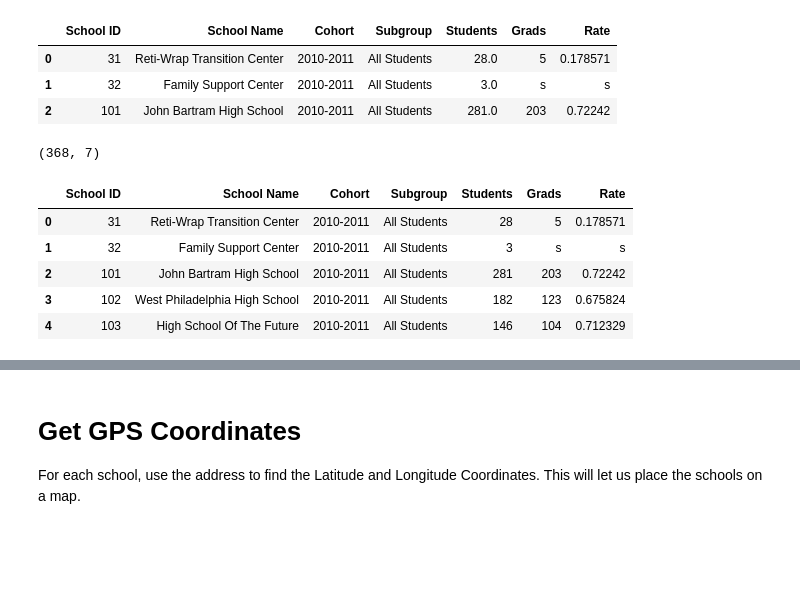
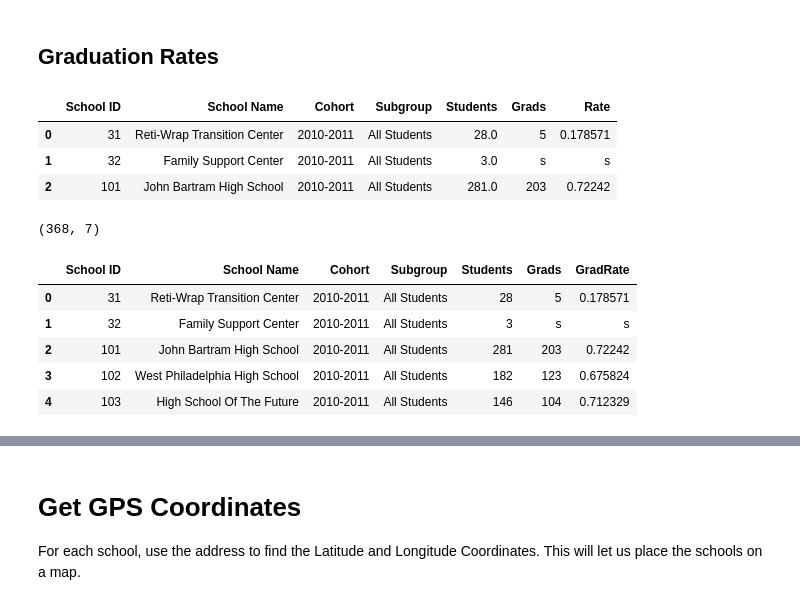
Before and after one commit to benattix/philly-schools, a Jupyter notebook: merge_data.ipynb, the cells around one changed output, grey strips where cells are left out. Drawn from its saved outputs; the diff is of its cells as text; code cells hidden in the pictures; blank space fills up the shorter version.

```diff
--- a/merge_data.ipynb
+++ b/merge_data.ipynb
@@ -4,6 +4,8 @@ import numpy as np
 import time
 from geopy.geocoders import Nominatim
 from geopy.exc import GeocoderTimedOut
+# %% [markdown]
+## Graduation Rates
 # %%
 grad_rates_1011 = pd.read_excel("data/grad_rates/Grad_Rates_2010-11_cohort.xlsx", sheet_name=1, usecols="B:H", skiprows=6)
 grad_rates_1112 = pd.read_excel("data/grad_rates/Grad_Rates_2011-12_cohort.xls", sheet_name=1, usecols="B:H", skiprows=5)
@@ -20,11 +22,12 @@ grad_rates_1112 = grad_rates_1112.rename(columns={'Subgrouop': 'Subgroup', '9th
 grad_rates_1112 = grad_rates_1112[grad_rates_1112.Subgroup == 'All Students']
 # %%
 grad_rates = pd.concat([grad_rates_1011, grad_rates_1112, grad_rates_1213, grad_rates_1314]).reset_index(drop=True)
+grad_rates = grad_rates.rename(columns={'Rate': 'GradRate'})
 print(grad_rates.shape)
 grad_rates.head()
 # %% [output]
 (368, 7)
-|  | School ID | School Name | Cohort | Subgroup | Students | Grads | Rate |
+|  | School ID | School Name | Cohort | Subgroup | Students | Grads | GradRate |
 | 0 | 31 | Reti-Wrap Transition Center | 2010-2011 | All Students | 28 | 5 | 0.178571 |
 | 1 | 32 | Family Support Center | 2010-2011 | All Students | 3 | s | s |
 | 2 | 101 | John Bartram High School | 2010-2011 | All Students | 281 | 203 | 0.72242 |
```
Also changed, not shown: parts of 24 cells of this notebook, 4 other files.
